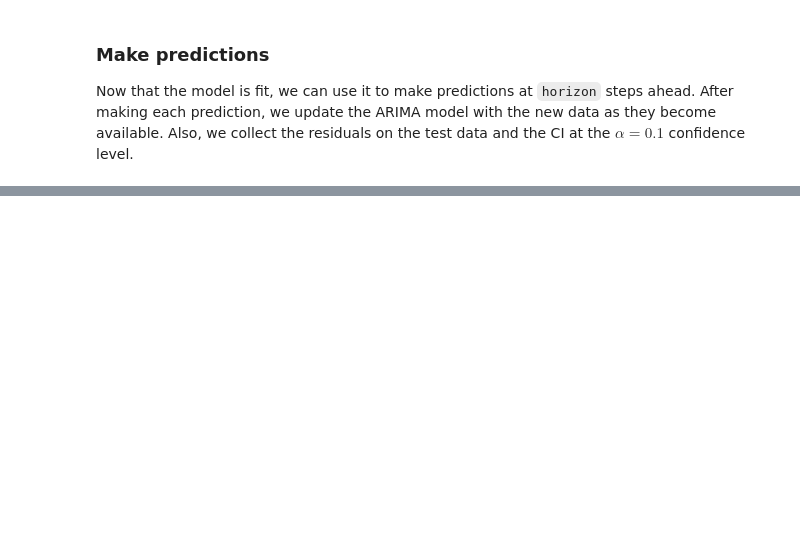
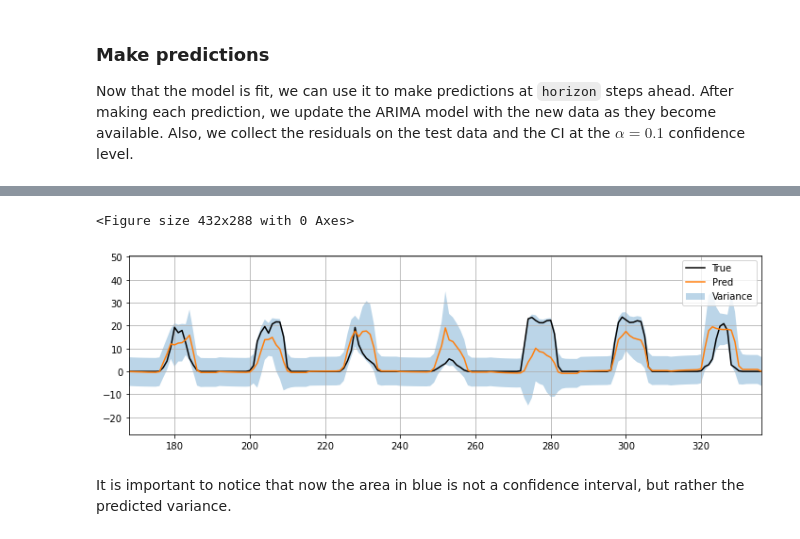
Before and after one commit to FilippoMB/Ensemble-Conformalized-Quantile-Regression, a Jupyter notebook: arima_(and_garch)_example.ipynb, the cells around one changed output, grey strips where cells are left out. Cells and saved outputs as stored; diff of their text form; code cells hidden in the pictures; blank space fills up the shorter version.

```diff
--- a/arima_(and_garch)_example.ipynb
+++ b/arima_(and_garch)_example.ipynb
@@ -190,4 +227,8 @@ garch_ci_hi = y_scaler.inverse_transform(preds+garch_std)
 # %%
 # plot garch results
 plot_PIs(y_test, y_hat, garch_ci_low, garch_ci_hi, x_lims=[168,336], label_pi='Variance')
-compute_coverage_len(y_test[:preds.shape[0]].flatten(), garch_ci_low[:,0], garch_ci_hi[:,0], verbose=True)
+# %% [output]
+<Figure size 432x288 with 0 Axes>
+[figure, added]
+# %% [markdown]
+It is important to notice that now the area in blue is not a confidence interval, but rather the predicted variance.
```
Also changed, not shown: parts of 21 cells of this notebook.
